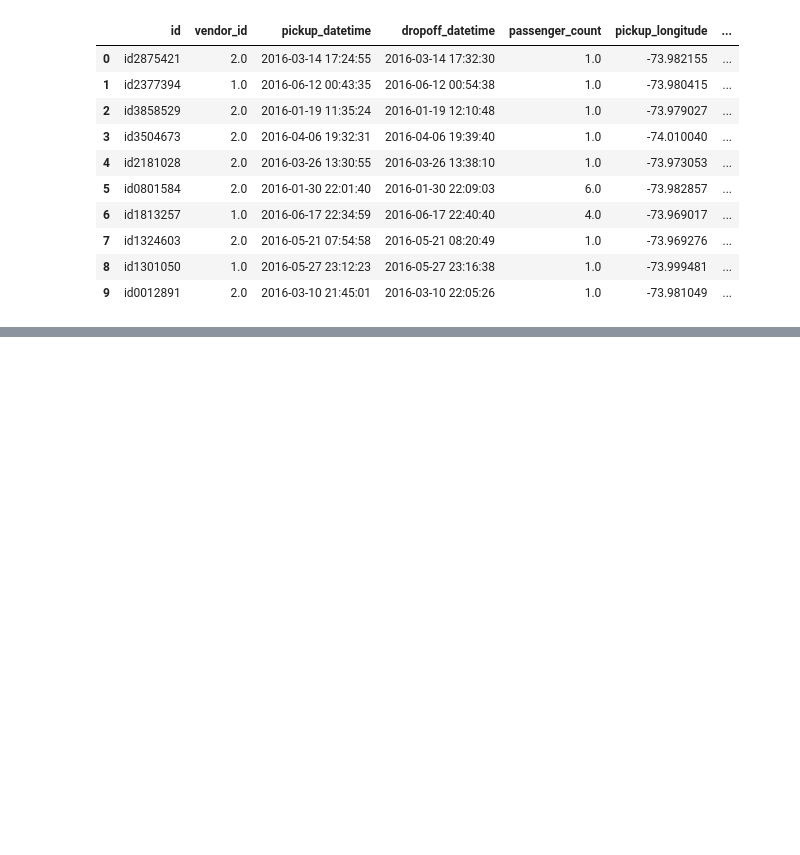
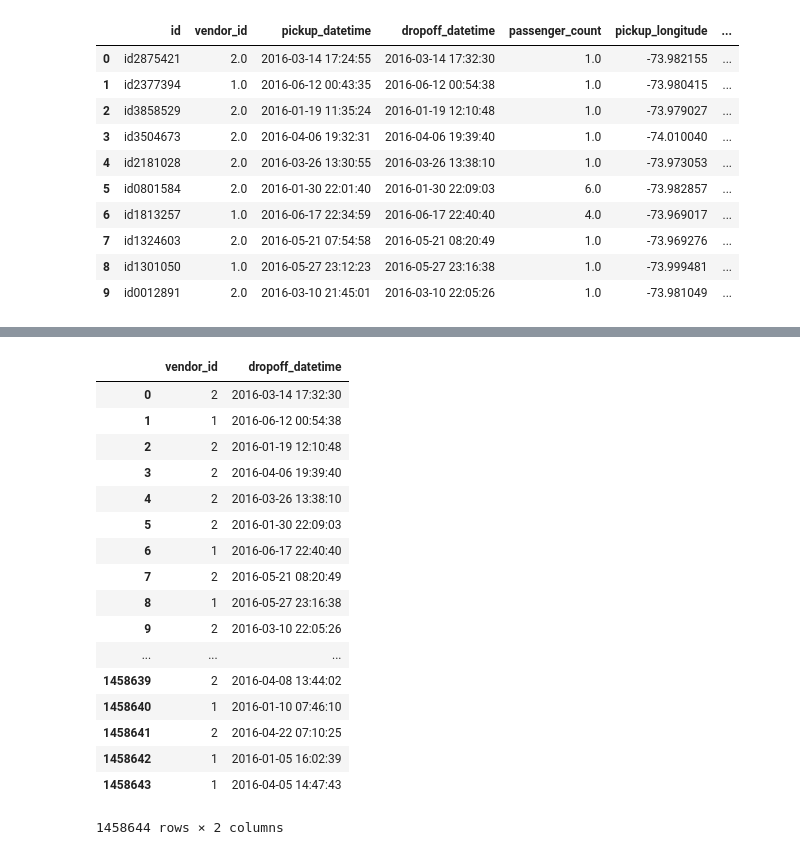
Before and after one commit to fairyofstats/taxi, a Jupyter notebook: kaggle_taxi_jisu-OLS.ipynb, the cells around one changed output, grey strips where cells are left out. Cells and saved outputs as stored; diff of their text form; code cells hidden in the pictures; blank space fills up the shorter version.

```diff
--- a/kaggle_taxi_jisu-OLS.ipynb
+++ b/kaggle_taxi_jisu-OLS.ipynb
@@ -382,0 +453,21 @@ NameError: name 'result' is not defined
+# %%
+taxi_ex[["vendor_id","dropoff_datetime"]]
+# %% [output]
+|  | vendor_id | dropoff_datetime |
+| 0 | 2 | 2016-03-14 17:32:30 |
+| 1 | 1 | 2016-06-12 00:54:38 |
+| 2 | 2 | 2016-01-19 12:10:48 |
+| 3 | 2 | 2016-04-06 19:39:40 |
+| 4 | 2 | 2016-03-26 13:38:10 |
+| 5 | 2 | 2016-01-30 22:09:03 |
+| 6 | 1 | 2016-06-17 22:40:40 |
+| 7 | 2 | 2016-05-21 08:20:49 |
+| 8 | 1 | 2016-05-27 23:16:38 |
+| 9 | 2 | 2016-03-10 22:05:26 |
+| ... | ... | ... |
+| 1458639 | 2 | 2016-04-08 13:44:02 |
+| 1458640 | 1 | 2016-01-10 07:46:10 |
+| 1458641 | 2 | 2016-04-22 07:10:25 |
+| 1458642 | 1 | 2016-01-05 16:02:39 |
+| 1458643 | 1 | 2016-04-05 14:47:43 |
+1458644 rows × 2 columns
```
Also changed, not shown: parts of 30 cells of this notebook.
